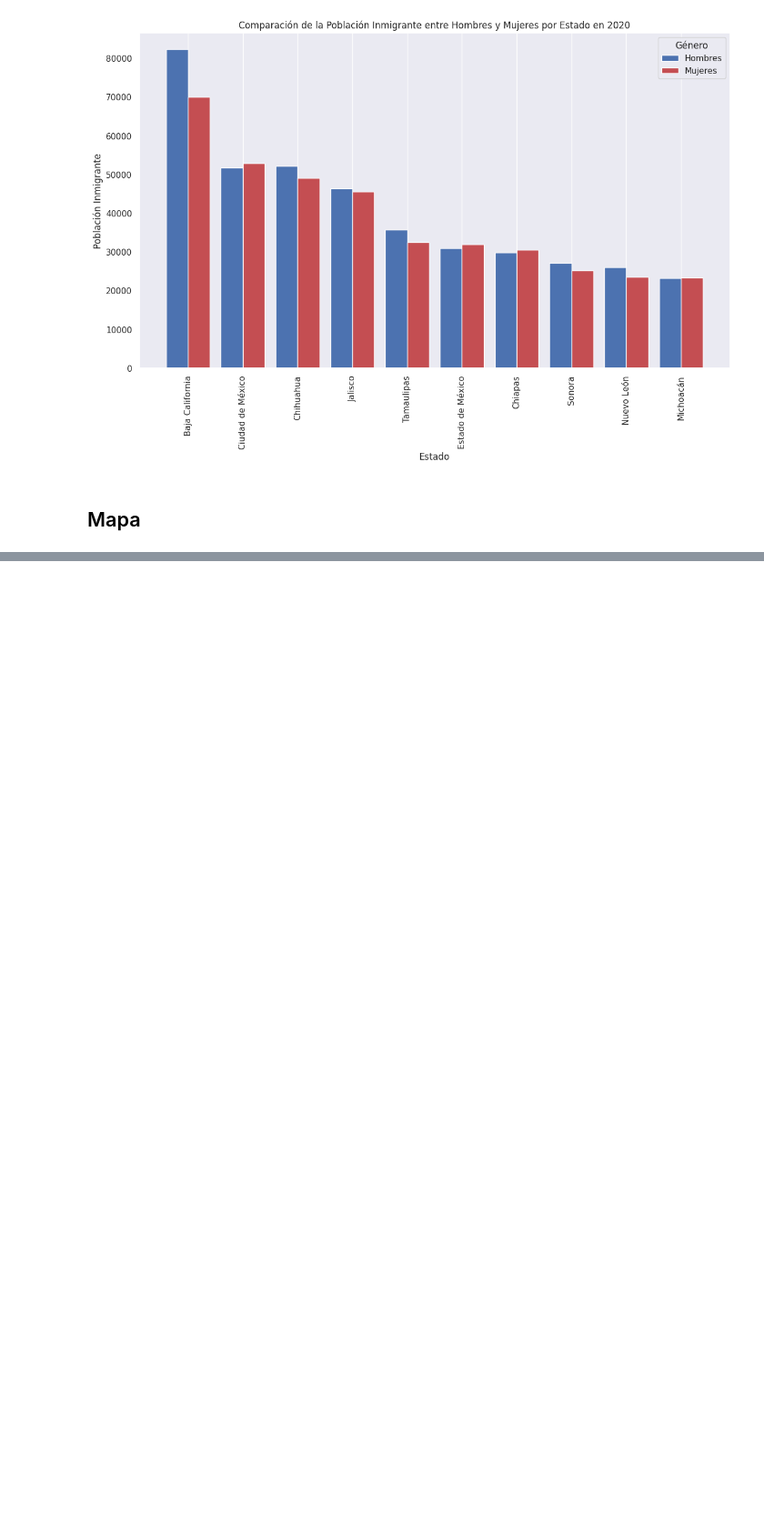
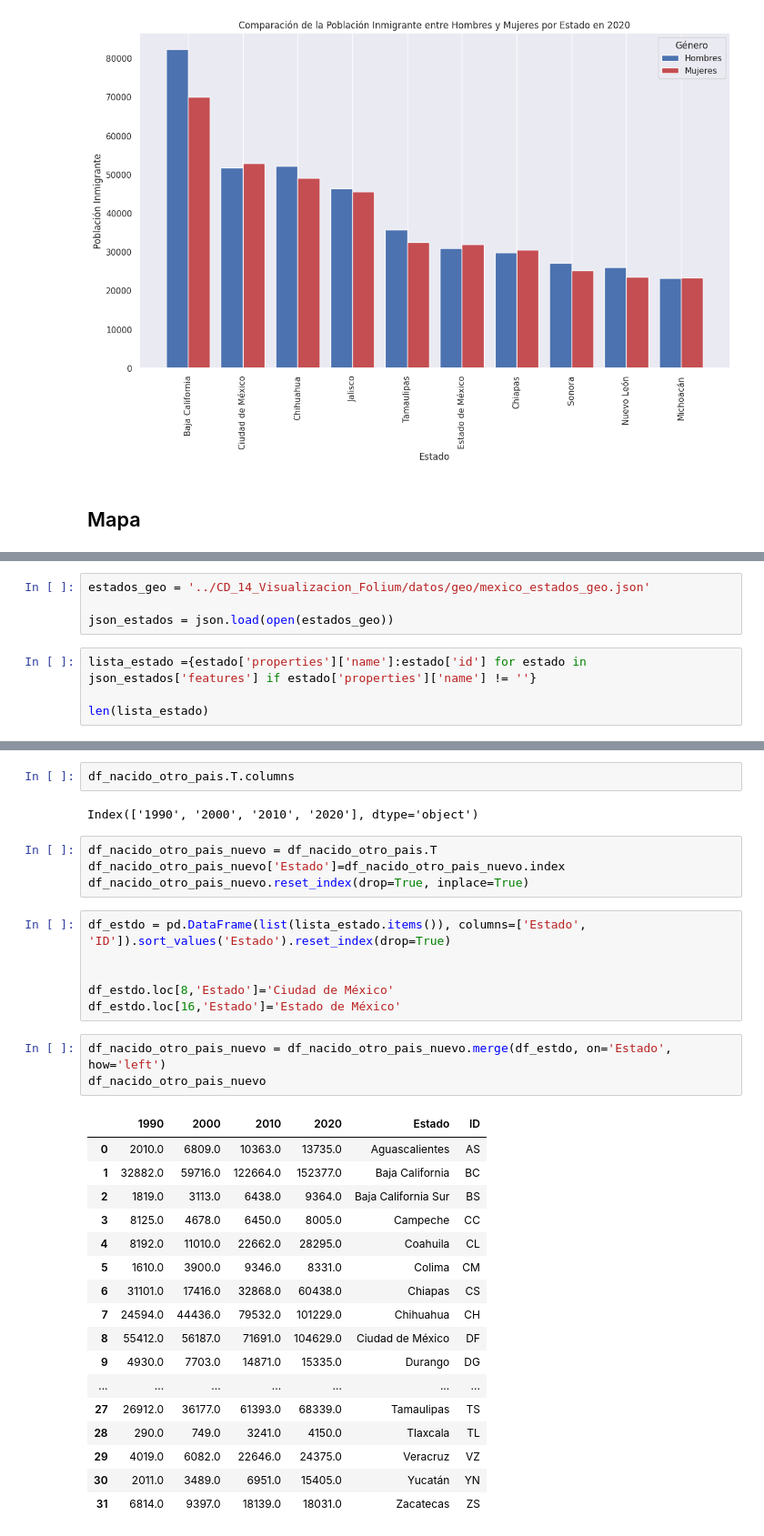
Before and after one commit to depresionTropical/data-science-class, a Jupyter notebook: CD_15_INEGI/proyecto_inegi.ipynb, the cells around one changed output, grey strips where cells are left out. Shown at 91% size. Drawn from its saved outputs; the diff is of its cells as text; blank space fills up the shorter version.

```diff
--- a/CD_15_INEGI/proyecto_inegi.ipynb
+++ b/CD_15_INEGI/proyecto_inegi.ipynb
@@ -238,0 +259,8 @@ plt.show()
+# %%
+estados_geo = '../CD_14_Visualizacion_Folium/datos/geo/mexico_estados_geo.json'
+
+json_estados = json.load(open(estados_geo))
+# %%
+lista_estado ={estado['properties']['name']:estado['id'] for estado in json_estados['features'] if estado['properties']['name'] != ''}
+
+len(lista_estado)
@@ -238,0 +278,35 @@ plt.show()
+# %%
+df_nacido_otro_pais.T.columns
+# %% [output]
+Index(['1990', '2000', '2010', '2020'], dtype='object')
+# %%
+df_nacido_otro_pais_nuevo = df_nacido_otro_pais.T
+df_nacido_otro_pais_nuevo['Estado']=df_nacido_otro_pais_nuevo.index
+df_nacido_otro_pais_nuevo.reset_index(drop=True, inplace=True)
+# %%
+df_estdo = pd.DataFrame(list(lista_estado.items()), columns=['Estado', 'ID']).sort_values('Estado').reset_index(drop=True)
+
+
+df_estdo.loc[8,'Estado']='Ciudad de México'
+df_estdo.loc[16,'Estado']='Estado de México'
+# %%
+df_nacido_otro_pais_nuevo = df_nacido_otro_pais_nuevo.merge(df_estdo, on='Estado', how='left')
+df_nacido_otro_pais_nuevo
+# %% [output]
+|  | 1990 | 2000 | 2010 | 2020 | Estado | ID |
+| 0 | 2010.0 | 6809.0 | 10363.0 | 13735.0 | Aguascalientes | AS |
+| 1 | 32882.0 | 59716.0 | 122664.0 | 152377.0 | Baja California | BC |
+| 2 | 1819.0 | 3113.0 | 6438.0 | 9364.0 | Baja California Sur | BS |
+| 3 | 8125.0 | 4678.0 | 6450.0 | 8005.0 | Campeche | CC |
+| 4 | 8192.0 | 11010.0 | 22662.0 | 28295.0 | Coahuila | CL |
+| 5 | 1610.0 | 3900.0 | 9346.0 | 8331.0 | Colima | CM |
+| 6 | 31101.0 | 17416.0 | 32868.0 | 60438.0 | Chiapas | CS |
+| 7 | 24594.0 | 44436.0 | 79532.0 | 101229.0 | Chihuahua | CH |
+| 8 | 55412.0 | 56187.0 | 71691.0 | 104629.0 | Ciudad de México | DF |
+| 9 | 4930.0 | 7703.0 | 14871.0 | 15335.0 | Durango | DG |
+| ... | ... | ... | ... | ... | ... | ... |
+| 27 | 26912.0 | 36177.0 | 61393.0 | 68339.0 | Tamaulipas | TS |
+| 28 | 290.0 | 749.0 | 3241.0 | 4150.0 | Tlaxcala | TL |
+| 29 | 4019.0 | 6082.0 | 22646.0 | 24375.0 | Veracruz | VZ |
+| 30 | 2011.0 | 3489.0 | 6951.0 | 15405.0 | Yucatán | YN |
+| 31 | 6814.0 | 9397.0 | 18139.0 | 18031.0 | Zacatecas | ZS |
```
Also changed, not shown: parts of 7 cells of this notebook, 2 other files.
